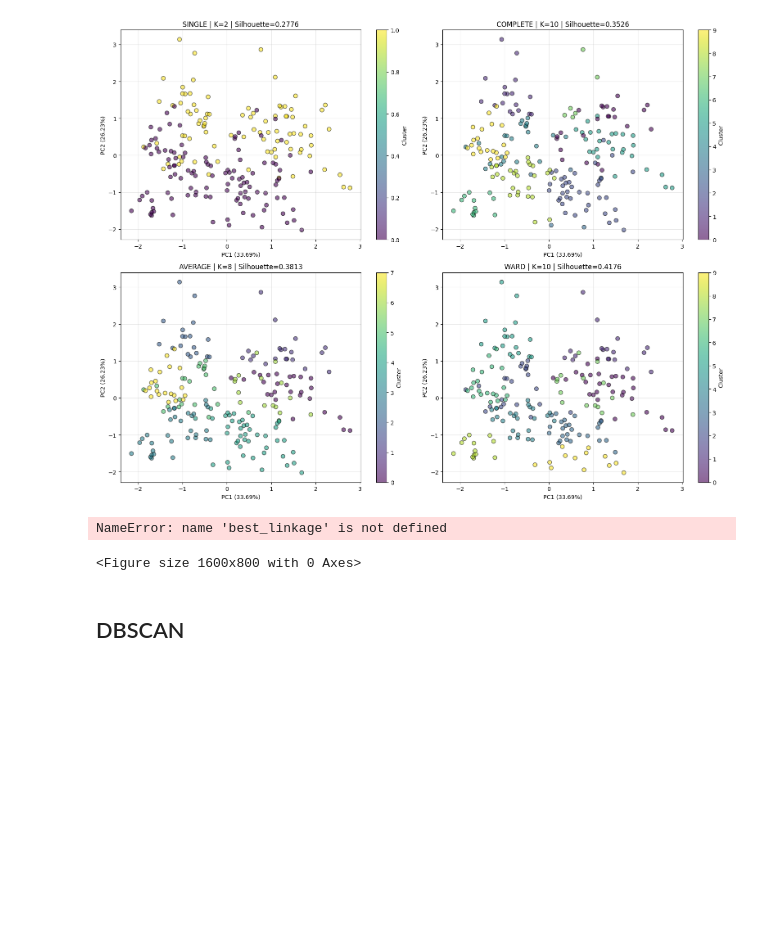
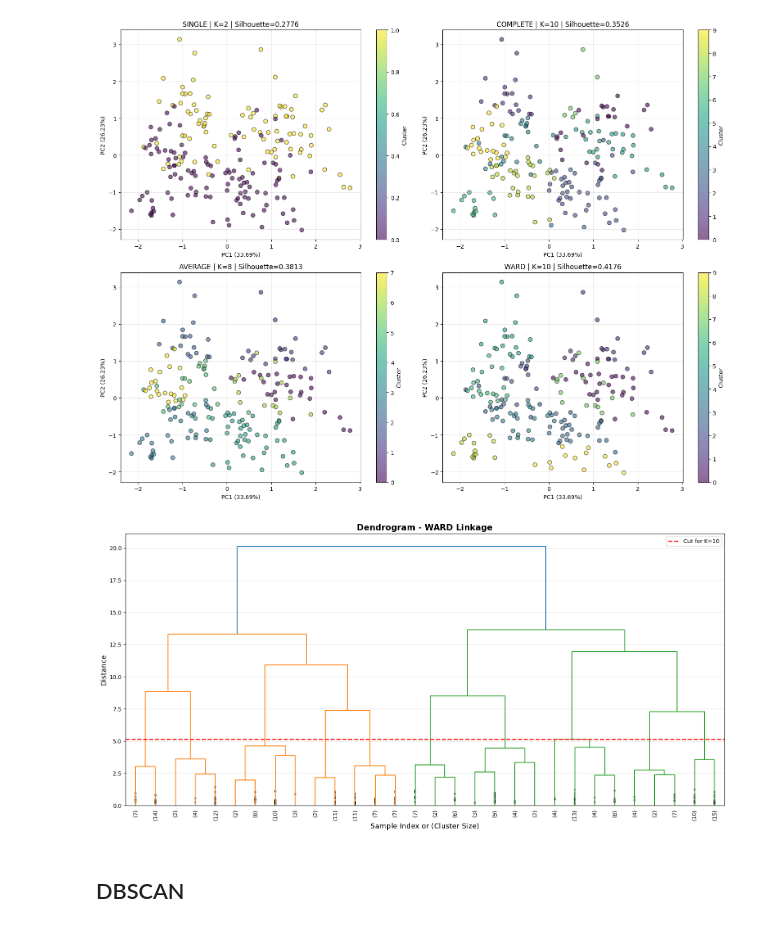
Before and after one commit to ihamydreza/FIS4041, a Jupyter notebook: Q2/Q2.ipynb, the cells around one changed output. Cells and saved outputs as stored; diff of their text form; code cells hidden in the pictures; blank space fills up the shorter version.

Commit message:
fix bug in best_likage

```diff
--- a/Q2/Q2.ipynb
+++ b/Q2/Q2.ipynb
@@ -257,8 +257,10 @@ Linkage: single
 
  Best number of clusters: 10 (Silhouette: 0.4176)
 # %%
+best_linkage = []
 for linkage in linkages:
     result = agg_results[linkage]
+    best_linkage.append(linkage)
     print(f"{linkage:10s} | Best K: {result['best_n_clusters']:2d} | Silhouette: {result['best_silhouette']:.4f}")
 # %% [output]
 single     | Best K:  2 | Silhouette: 0.2776
@@ -321,35 +323,34 @@ plt.show()
 # %%
 # Display dendrogram for best linkage
 from scipy.cluster.hierarchy import dendrogram, linkage as scipy_linkage
 
 plt.figure(figsize=(16, 8))
 
 # Calculate linkage for dendrogram
-linkage_matrix = scipy_linkage(X_scaled, method=best_linkage[0])
+linkage_matrix = scipy_linkage(X_scaled, method=best_linkage[3])
 
 # Draw a dendrogram
 dendrogram(linkage_matrix,
            truncate_mode='lastp',
            p=30,
            leaf_rotation=90,
            leaf_font_size=10,
            show_contracted=True)
 
 plt.xlabel('Sample Index or (Cluster Size)', fontsize=13)
 plt.ylabel('Distance', fontsize=13)
-plt.title(f'Dendrogram - {best_linkage[0].upper()} Linkage',
+plt.title(f'Dendrogram - {best_linkage[3].upper()} Linkage',
           fontsize=15, fontweight='bold')
-plt.axhline(y=linkage_matrix[-best_linkage[1]['best_n_clusters'], 2],
+plt.axhline(y=linkage_matrix[-agg_results[best_linkage[1]]['best_n_clusters'], 2],
             color='red', linestyle='--', linewidth=2,
-            label=f'Cut for K={best_linkage[1]["best_n_clusters"]}')
+            label=f'Cut for K={agg_results[best_linkage[1]]["best_n_clusters"]}')
 plt.legend()
 plt.grid(True, alpha=0.3, axis='y')
 plt.tight_layout()
 plt.savefig('dendrogram_best.png', dpi=300, bbox_inches='tight')
 plt.show()
 # %% [output]
-NameError: name 'best_linkage' is not defined
-<Figure size 1600x800 with 0 Axes>
+[figure, added]
 # %% [markdown]
 ## DBSCAN
 # %%
```
